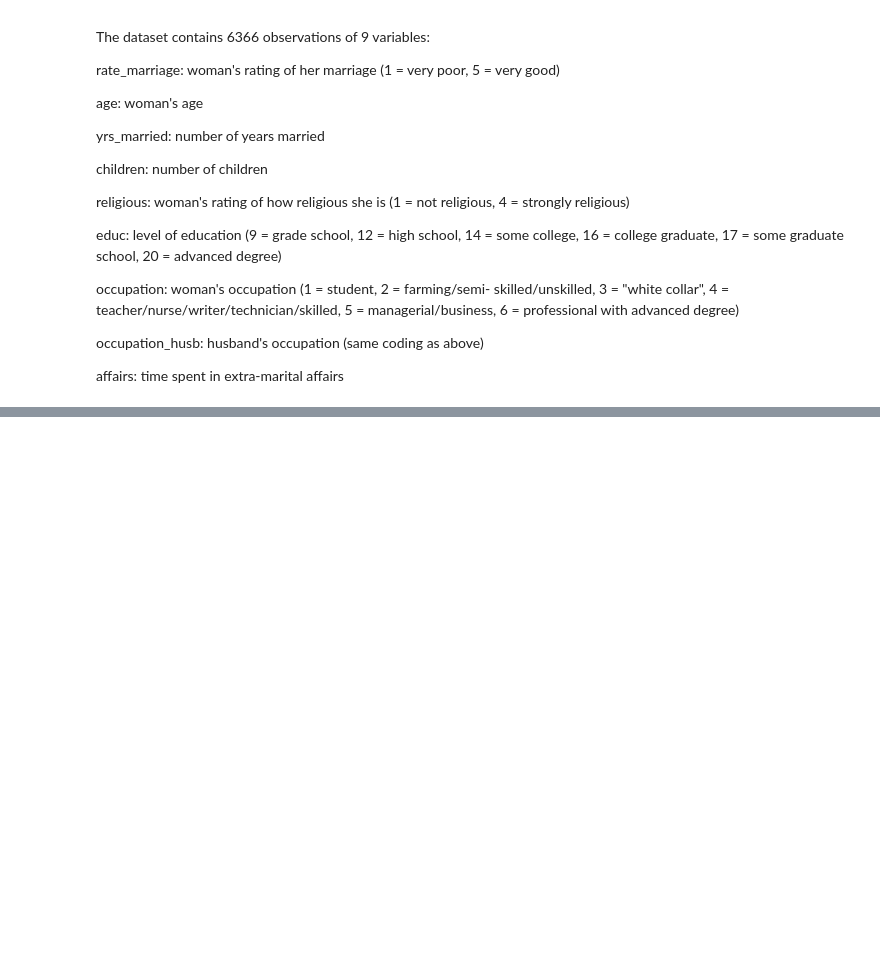
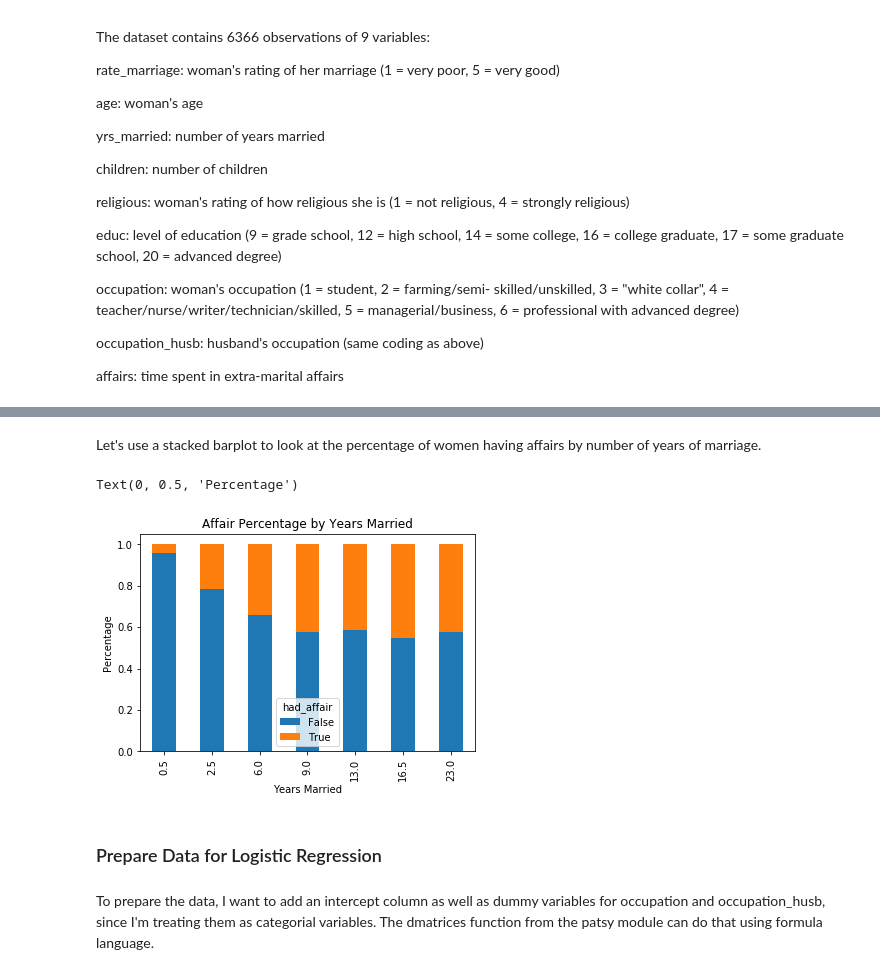
Before and after one commit to kamuc2012/Session_19_to_26, a Jupyter notebook: Session21/Session21.ipynb, the cells around one changed output, grey strips where cells are left out. Cells and saved outputs as stored; diff of their text form; code cells hidden in the pictures; blank space fills up the shorter version.

```diff
--- a/Session21/Session21.ipynb
+++ b/Session21/Session21.ipynb
@@ -30,0 +117,15 @@ affairs: time spent in extra-marital affairs
+# %% [markdown]
+Let's use a stacked barplot to look at the percentage of women having affairs by number of years of marriage.
+# %%
+affair_yrs_married = pd.crosstab(df["yrs_married"], df["had_affair"].astype(bool))
+affair_yrs_married.div(affair_yrs_married.sum(1).astype(float), axis=0).plot(kind="bar", stacked=True)
+plt.title("Affair Percentage by Years Married")
+plt.xlabel("Years Married")
+plt.ylabel("Percentage")
+# %% [output]
+Text(0, 0.5, 'Percentage')
+[figure, added]
+# %% [markdown]
+### Prepare Data for Logistic Regression
+# %% [markdown]
+To prepare the data, I want to add an intercept column as well as dummy variables for occupation and occupation_husb, since I'm treating them as categorial variables. The dmatrices function from the patsy module can do that using formula language.
```
Also changed, not shown: parts of 39 cells of this notebook, 27 other files.
